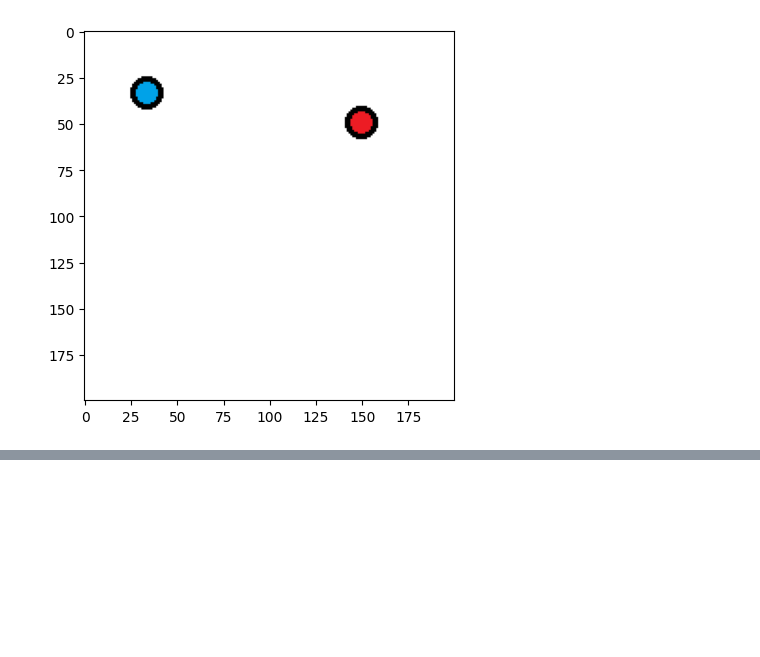
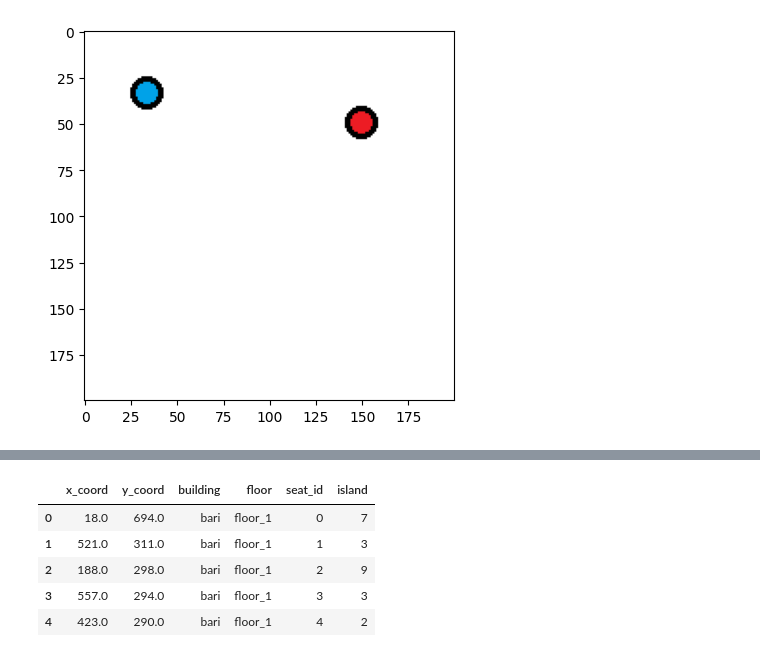
Before and after one commit to ruslanmv/How-to-create-custom-Reinforcement-Learning-environment, a Jupyter notebook: custom_game/gym-basic/1-Load-a-Custom-Gym-Environment.ipynb, the cells around one changed output, grey strips where cells are left out. Cells and saved outputs as stored; diff of their text form; code cells hidden in the pictures; blank space fills up the shorter version.

Commit message:
Adding test dataset

```diff
--- a/custom_game/gym-basic/1-Load-a-Custom-Gym-Environment.ipynb
+++ b/custom_game/gym-basic/1-Load-a-Custom-Gym-Environment.ipynb
@@ -962,0 +1190,2 @@ SystemExit:
+# %%
+df= pd.read_csv("test_dataset.csv")
@@ -962,0 +1195,9 @@ SystemExit:
+# %%
+df.head()
+# %% [output]
+|  | x_coord | y_coord | building | floor | seat_id | island |
+| 0 | 18.0 | 694.0 | bari | floor_1 | 0 | 7 |
+| 1 | 521.0 | 311.0 | bari | floor_1 | 1 | 3 |
+| 2 | 188.0 | 298.0 | bari | floor_1 | 2 | 9 |
+| 3 | 557.0 | 294.0 | bari | floor_1 | 3 | 3 |
+| 4 | 423.0 | 290.0 | bari | floor_1 | 4 | 2 |
```
Also changed, not shown: parts of 33 cells of this notebook, 1 other file.
